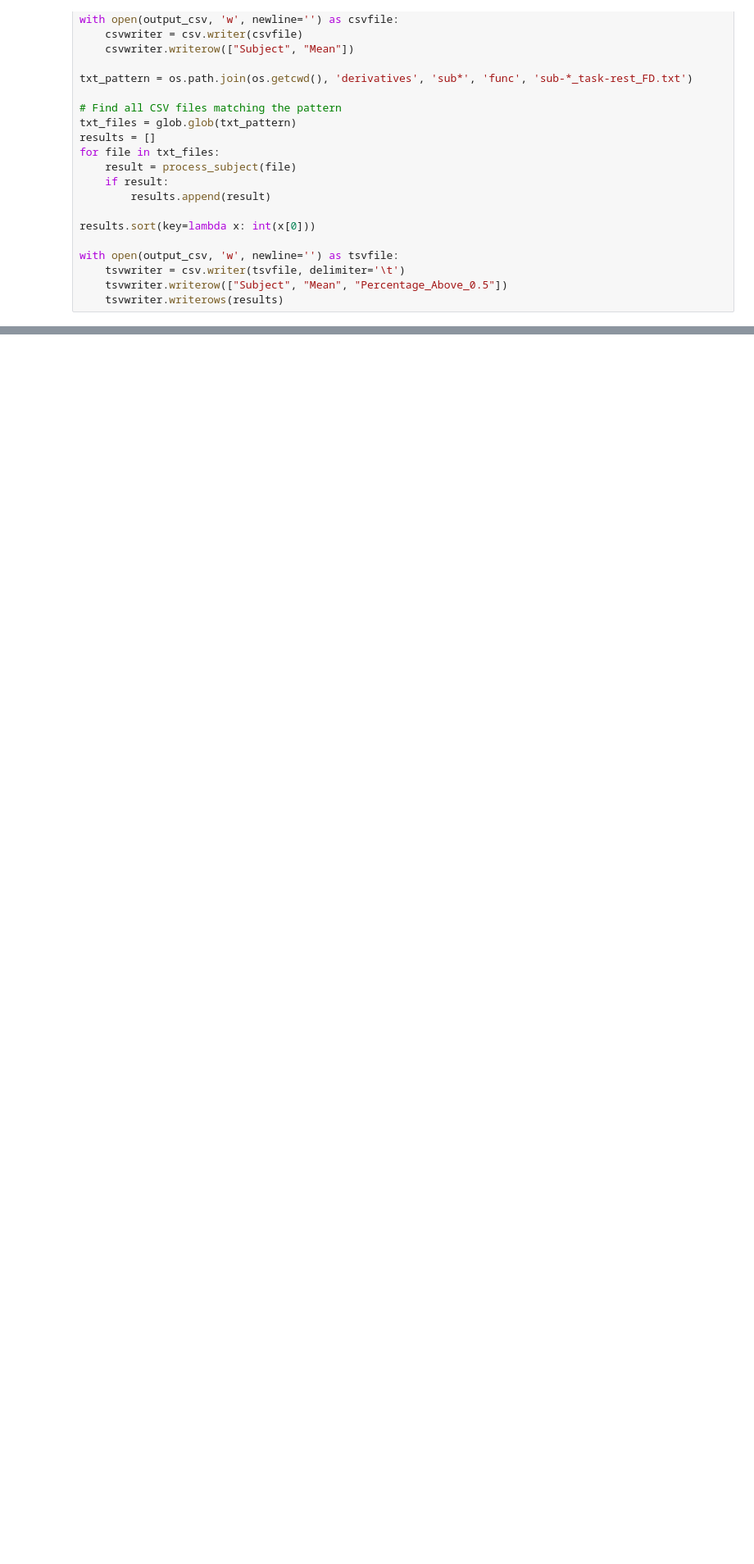
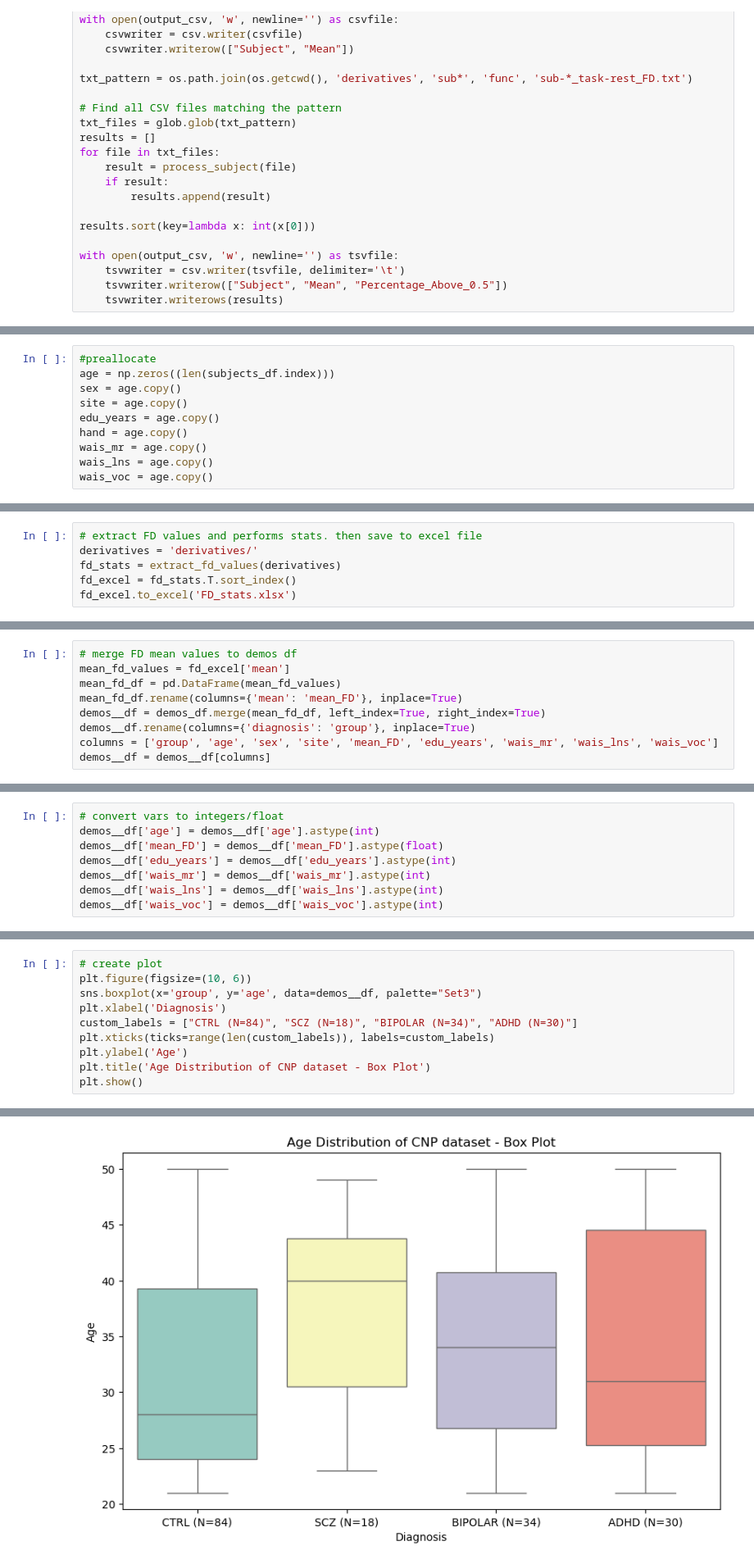
Before and after one commit to gabridele/msc-thesis-research, a Jupyter notebook: new_stats.ipynb, the cells around one changed output, grey strips where cells are left out. Shown at 82% size. Saved outputs shown, nothing was run; the diff lists cells and outputs as text; blank space fills up the shorter version.

```diff
--- a/new_stats.ipynb
+++ b/new_stats.ipynb
@@ -132,0 +159,10 @@ plt.show()
+# %%
+#preallocate
+age = np.zeros((len(subjects_df.index)))
+sex = age.copy()
+site = age.copy()
+edu_years = age.copy()
+hand = age.copy()
+wais_mr = age.copy()
+wais_lns = age.copy()
+wais_voc = age.copy()
@@ -132,0 +398,6 @@ plt.show()
+# %%
+# extract FD values and performs stats. then save to excel file
+derivatives = 'derivatives/'
+fd_stats = extract_fd_values(derivatives)
+fd_excel = fd_stats.T.sort_index()
+fd_excel.to_excel('FD_stats.xlsx')
@@ -132,0 +420,9 @@ plt.show()
+# %%
+# merge FD mean values to demos df
+mean_fd_values = fd_excel['mean']
+mean_fd_df = pd.DataFrame(mean_fd_values)
+mean_fd_df.rename(columns={'mean': 'mean_FD'}, inplace=True)
+demos__df = demos_df.merge(mean_fd_df, left_index=True, right_index=True)
+demos__df.rename(columns={'diagnosis': 'group'}, inplace=True)
+columns = ['group', 'age', 'sex', 'site', 'mean_FD', 'edu_years', 'wais_mr', 'wais_lns', 'wais_voc']
+demos__df = demos__df[columns]
@@ -132,0 +445,8 @@ plt.show()
+# %%
+# convert vars to integers/float
+demos__df['age'] = demos__df['age'].astype(int)
+demos__df['mean_FD'] = demos__df['mean_FD'].astype(float)
+demos__df['edu_years'] = demos__df['edu_years'].astype(int)
+demos__df['wais_mr'] = demos__df['wais_mr'].astype(int)
+demos__df['wais_lns'] = demos__df['wais_lns'].astype(int)
+demos__df['wais_voc'] = demos__df['wais_voc'].astype(int)
@@ -132,0 +564,11 @@ plt.show()
+# %%
+# create plot
+plt.figure(figsize=(10, 6))
+sns.boxplot(x='group', y='age', data=demos__df, palette="Set3")
+plt.xlabel('Diagnosis')
+custom_labels = ["CTRL (N=84)", "SCZ (N=18)", "BIPOLAR (N=34)", "ADHD (N=30)"]
+plt.xticks(ticks=range(len(custom_labels)), labels=custom_labels)
+plt.ylabel('Age')
+plt.title('Age Distribution of CNP dataset - Box Plot')
+plt.show()
+# %% [output]
@@ -132,0 +578 @@ plt.show()
+[figure, added]
```
Also changed, not shown: parts of 26 cells of this notebook.
